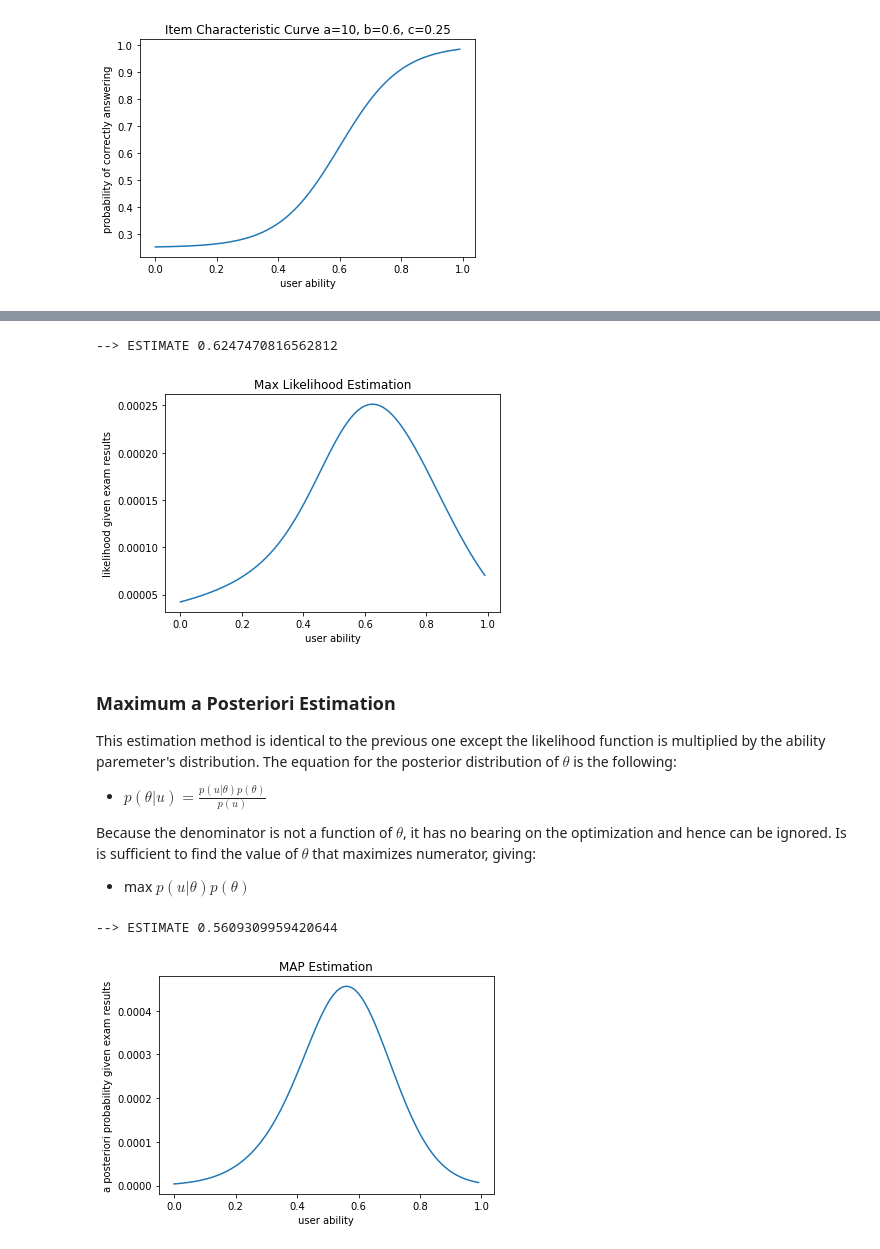
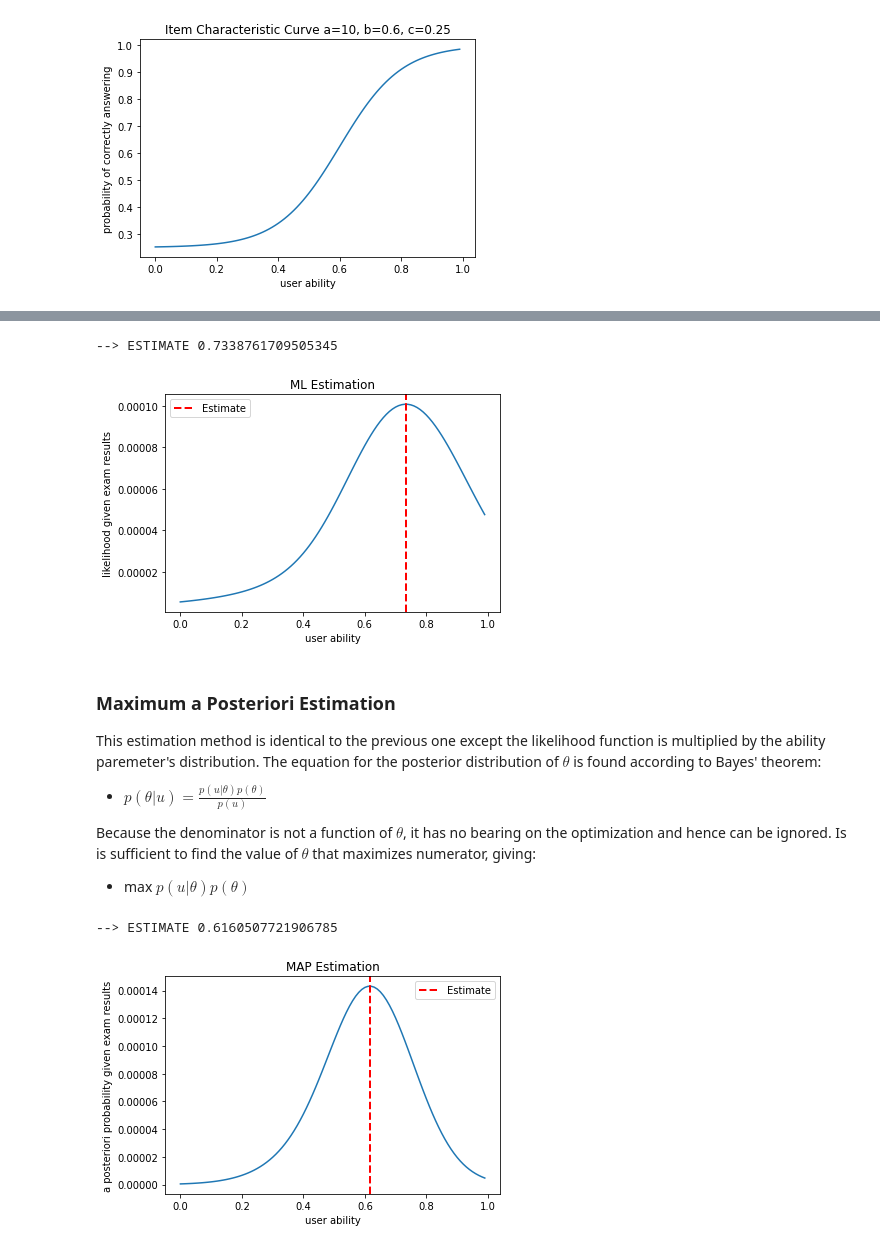
Before and after one commit to seakers/cost-estimator-ca, a Jupyter notebook: stats/ItemResponseTheory.ipynb, the cells around one changed output, grey strips where cells are left out. Drawn from its saved outputs; the diff is of its cells as text; code cells hidden in the pictures.

Commit message:
added reality vs estimate section

```diff
--- a/stats/ItemResponseTheory.ipynb
+++ b/stats/ItemResponseTheory.ipynb
@@ -66,6 +66,7 @@ Consider a K item test where the items are scored $u_j=0$ or $u_j=1$ depending i
 max: $L(\theta|u) = p(u|\theta) = \prod_{j = 1}^{K} p_j(\theta)^{u_j}[1-p_j(\theta)]^{1-u_j}$
 # %%
 from irt_estimation.IIIPL import MLE_Ability_Estimator
+import matplotlib.pyplot as plt
 
 # Exam results
 answers = [
@@ -76,31 +77,35 @@ answers = [
         (1, IIIPL(3, .2, .25)),
         (0, IIIPL(6, .4, .25)),
         (1, IIIPL(4, .3, .25)),
-        (1, IIIPL(7, .5, .25))
+        (1, IIIPL(7, .5, .25)),
+        (1, IIIPL(7, .7, .25)),
+        (1, IIIPL(1.3, .5, .25))
 ]
 
 # Instantiate estimator
 estimator = MLE_Ability_Estimator(answers)
+
+# Estimate the user's ability parameter by maximizing the likelihood function
+estimate = estimator.estimate().x
+print('--> ESTIMATE', estimate)
 
 
 # Sample a uniform distribution of ability parameter vaules [0, 1] to draw Likelihood function
 theta = np.arange(0, 1, 0.01)
 likelihoods = estimator.likelihood_arr(theta)
 plt.plot(theta, likelihoods)
+plt.axvline(x=estimate, color='r', linestyle='dashed', linewidth=2, label='Estimate')
+plt.legend()
 plt.xlabel("user ability")
 plt.ylabel("likelihood given exam results")
-_ = plt.title(f"Max Likelihood Estimation")
-
-# Estimate the user's ability parameter by maximizing the likelihood function
-estimate = estimator.estimate()
-print('--> ESTIMATE', estimate.x)
+_ = plt.title(f"ML Estimation")
 # %% [output]
---> ESTIMATE 0.6247470816562812
+--> ESTIMATE 0.7338761709505345
-[figure, old version]
+[figure, new version]
 # %% [markdown]
 ### Maximum a Posteriori Estimation
 
-This estimation method is identical to the previous one except the likelihood function is multiplied by the ability paremeter's distribution. The equation for the posterior distribution of $\theta$ is the following:
+This estimation method is identical to the previous one except the likelihood function is multiplied by the ability paremeter's distribution. The equation for the posterior distribution of $\theta$ is found according to Bayes' theorem:
 
 - $p(\theta|u) = \frac{p(u|\theta)p(\theta)}{p(u)}$
 
@@ -109,39 +114,44 @@ Because the denominator is not a function of $\theta$, it has no bearing on the
 - max $p(u|\theta)p(\theta)$
 # %%
 from irt_estimation.IIIPL import MAP_Ability_Estimator
-from scipy.stats import norm
+from scipy.stats import norm, uniform
 
-# Exam results
+# Exam results (same as above)
 answers = [
         (1, IIIPL(10, .5, .25)),
         (0, IIIPL(4, .4, .25)),
         (1, IIIPL(6, .8, .25)),
         (1, IIIPL(6, .9, .25)),
         (1, IIIPL(3, .2, .25)),
         (0, IIIPL(6, .4, .25)),
         (1, IIIPL(4, .3, .25)),
-        (1, IIIPL(7, .5, .25))
+        (1, IIIPL(7, .5, .25)),
+        (1, IIIPL(7, .7, .25)),
+        (1, IIIPL(1.3, .5, .25))
 ]
 
-# Define ability parameter distribution of population
+# Define ability parameter prior density
 mean = 0.5
 sd = 0.2
 dist = norm(mean, sd)
+# dist = uniform()
 
 # Instantiate estimator, set prior distribution
 estimator = MAP_Ability_Estimator(answers, theta_dist=dist)
 
+# Estimate the user's ability parameter by maximizing the MAP function
+estimate = estimator.estimate().x
+print('--> ESTIMATE', estimate)
+
 # Sample a uniform distribution of ability parameter vaules [0, 1] to draw MAP function
 theta = np.arange(0, 1, 0.01)
-likelihoods = estimator.likelihood_arr(theta)
-plt.plot(theta, likelihoods)
+probabilities = estimator.likelihood_arr(theta)
+plt.plot(theta, probabilities)
+plt.axvline(x=estimate, color='r', linestyle='dashed', linewidth=2, label='Estimate')
+plt.legend()
 plt.xlabel("user ability")
 plt.ylabel("a posteriori probability given exam results")
 _ = plt.title(f"MAP Estimation")
-
-# Estimate the user's ability parameter by maximizing the MAP function
-estimate = estimator.estimate()
-print('--> ESTIMATE', estimate.x)
 # %% [output]
---> ESTIMATE 0.5609309959420644
+--> ESTIMATE 0.6160507721906785
-[figure, old version]
+[figure, new version]
```
Also changed, not shown: parts of 3 cells of this notebook.
